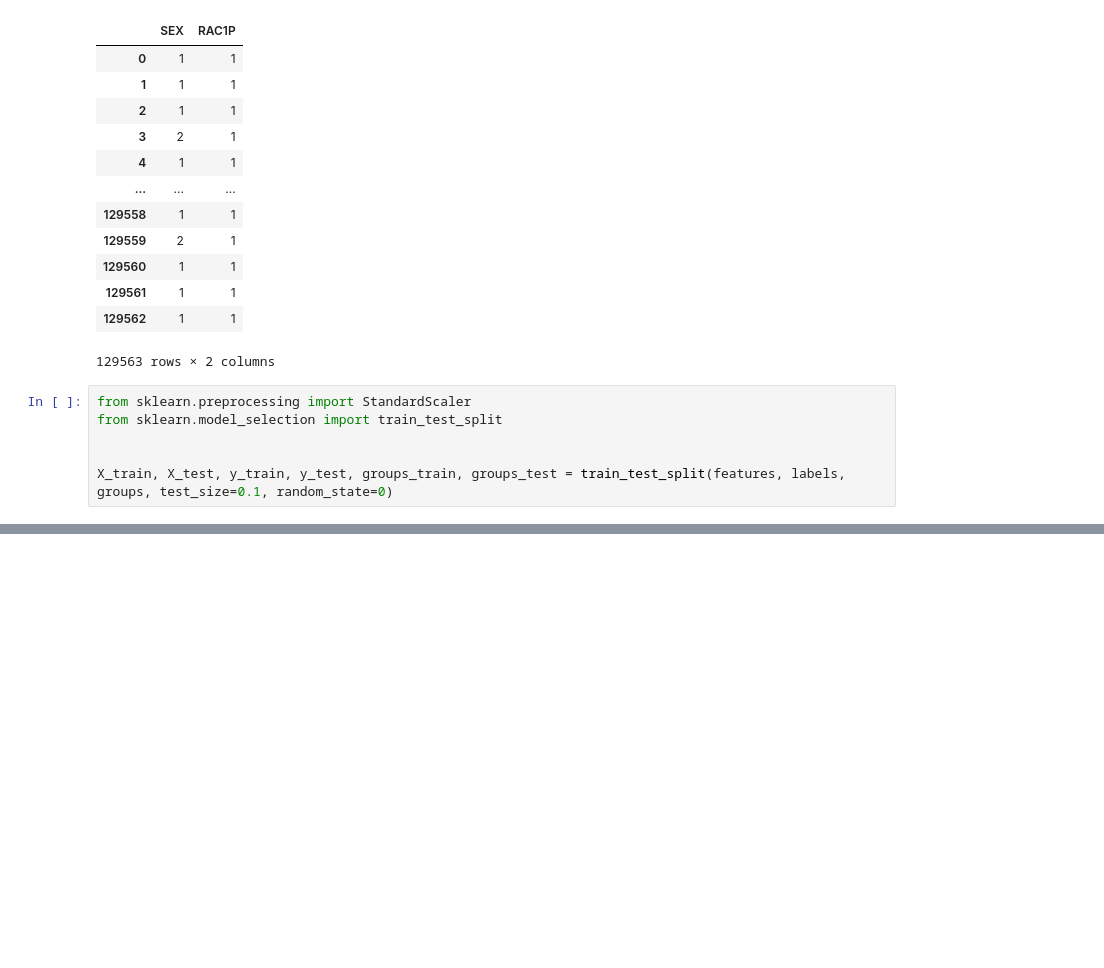
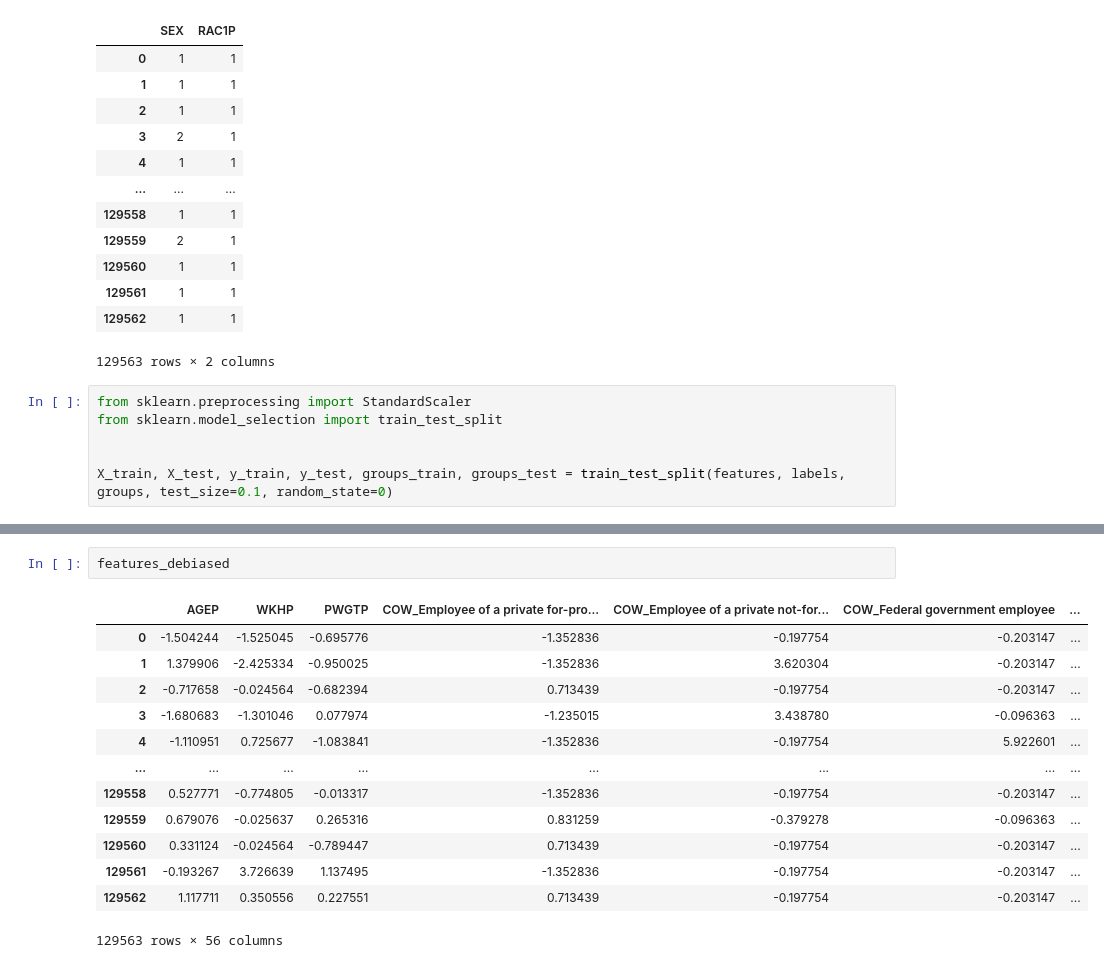
Before and after one commit to PHILIPWins/Algorithmic_Fairness, a Jupyter notebook: Assignment1/Assignemnt_02_oleg.ipynb, the cells around one changed output, grey strips where cells are left out. Cells and saved outputs as stored; diff of their text form; blank space fills up the shorter version.

```diff
--- a/Assignment1/Assignemnt_02_oleg.ipynb
+++ b/Assignment1/Assignemnt_02_oleg.ipynb
@@ -210,0 +203,16 @@ plt.show()
+# %%
+features_debiased
+# %% [output]
+|  | AGEP | WKHP | PWGTP | COW_Employee of a private for-pro... | COW_Employee of a private not-for... | COW_Federal government employee | ... |
+| 0 | -1.504244 | -1.525045 | -0.695776 | -1.352836 | -0.197754 | -0.203147 | ... |
+| 1 | 1.379906 | -2.425334 | -0.950025 | -1.352836 | 3.620304 | -0.203147 | ... |
+| 2 | -0.717658 | -0.024564 | -0.682394 | 0.713439 | -0.197754 | -0.203147 | ... |
+| 3 | -1.680683 | -1.301046 | 0.077974 | -1.235015 | 3.438780 | -0.096363 | ... |
+| 4 | -1.110951 | 0.725677 | -1.083841 | -1.352836 | -0.197754 | 5.922601 | ... |
+| ... | ... | ... | ... | ... | ... | ... | ... |
+| 129558 | 0.527771 | -0.774805 | -0.013317 | -1.352836 | -0.197754 | -0.203147 | ... |
+| 129559 | 0.679076 | -0.025637 | 0.265316 | 0.831259 | -0.379278 | -0.096363 | ... |
+| 129560 | 0.331124 | -0.024564 | -0.789447 | 0.713439 | -0.197754 | -0.203147 | ... |
+| 129561 | -0.193267 | 3.726639 | 1.137495 | -1.352836 | -0.197754 | -0.203147 | ... |
+| 129562 | 1.117711 | 0.350556 | 0.227551 | 0.713439 | -0.197754 | -0.203147 | ... |
+129563 rows × 56 columns
```
Also changed, not shown: parts of 13 cells of this notebook.
